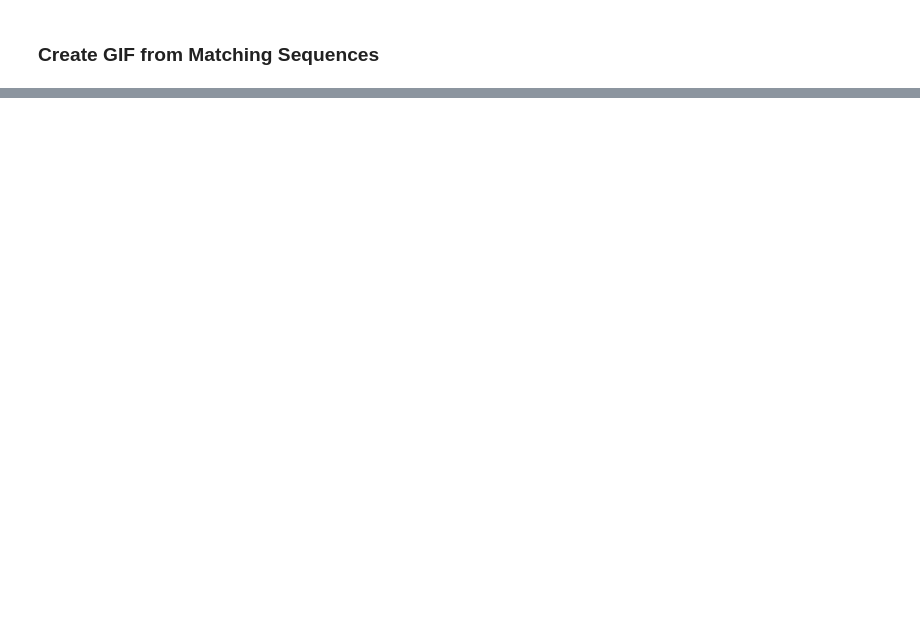
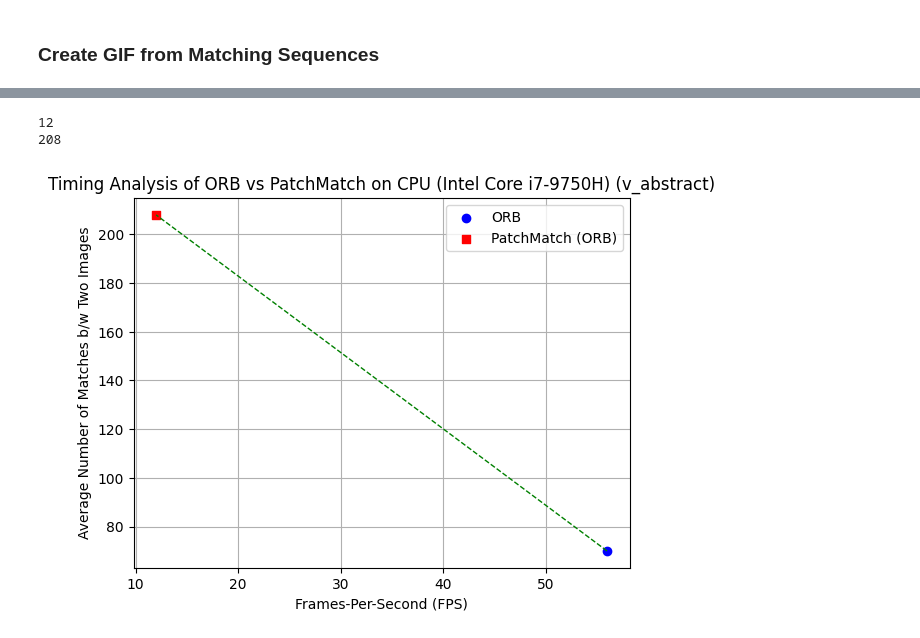
Before and after one commit to Rehan000/patchmatch-image-matching, a Jupyter notebook: notebooks/PatchMatch Evaluation on VO Dataset.ipynb, the cells around one changed output, grey strips where cells are left out. Saved outputs shown, nothing was run; the diff lists cells and outputs as text; code cells hidden in the pictures; blank space fills up the shorter version.

Commit message:
Add timing analysis on CPU

```diff
--- a/notebooks/PatchMatch Evaluation on VO Dataset.ipynb
+++ b/notebooks/PatchMatch Evaluation on VO Dataset.ipynb
@@ -25,16 +26,17 @@ image_files = [f for f in os.listdir(folder_path) if os.path.isfile(os.path.join
 image_files.sort()
 
 image_pairs = []
-for i in range(200): # len(image_files) - 1):
+for i in range(len(image_files) - 1):
     img1_path = os.path.join(folder_path, image_files[i])
     image_1 = cv2.imread(img1_path)
-    image_1_gray = cv2.cvtColor(image_1, cv2.COLOR_BGR2GRAY)
 
     img2_path = os.path.join(folder_path, image_files[i + 1])
     image_2 = cv2.imread(img2_path)
+
+    image_1_gray = cv2.cvtColor(image_1, cv2.COLOR_BGR2GRAY)
     image_2_gray = cv2.cvtColor(image_2, cv2.COLOR_BGR2GRAY)
 
-    orb = cv2.ORB_create(nfeatures=1000)
+    orb = cv2.ORB_create(nfeatures=500)
     keypoints1, descriptors1 = orb.detectAndCompute(image_1_gray, None)
     keypoints2, descriptors2 = orb.detectAndCompute(image_2_gray, None)
 
@@ -82,14 +84,14 @@ image_files = [f for f in os.listdir(folder_path) if os.path.isfile(os.path.join
 image_files.sort()
 
 image_pairs = []
-for i in range(200): # len(image_files) - 1):
+for i in range(len(image_files) - 1):
     img1_path = os.path.join(folder_path, image_files[i])
     image_1 = cv2.imread(img1_path)
 
     img2_path = os.path.join(folder_path, image_files[i + 1])
     image_2 = cv2.imread(img2_path)
 
-    pm = PatchMatch(match_feature='ORB', num_features=1000)
+    pm = PatchMatch(match_feature='ORB', num_features=500)
     points1, points2 = pm.match_two_images(image_1, image_2)
 
     fundamental_matrix, inliers = cv2.findFundamentalMat(points1, points2, method=cv2.FM_RANSAC, ransacReprojThreshold=1.0, confidence=0.99)
@@ -132,0 +197,55 @@ make_gif(os.path.abspath(os.path.join('..', f'media/sequence_50/matching/patchma
+# %%
+folder_path = os.path.abspath(os.path.join('..', 'data/hpatches-resized/v_abstract'))
+image_files = [f for f in os.listdir(folder_path) if os.path.isfile(os.path.join(folder_path, f)) and f.lower().endswith('.ppm')]
+image_files.sort()
+
+elapsed_time_patchmatch = 0
+num_matches_patchmatch = 0
+
+image_pairs = []
+for i in range(len(image_files) - 1):
+    img1_path = os.path.join(folder_path, image_files[i])
+    image_1 = cv2.imread(img1_path)
+
+    img2_path = os.path.join(folder_path, image_files[i + 1])
+    image_2 = cv2.imread(img2_path)
+
+    start_time = time.perf_counter()
+
+    pm = PatchMatch(match_feature='ORB', num_features=250)
+    points1, points2 = pm.match_two_images(image_1, image_2)
+
+    H, inliers = cv2.findHomography(points1, points2, cv2.RANSAC, 5.0)
+
+    inliers = inliers.ravel().astype(bool)
+    points1 = points1[inliers]
+    points2 = points2[inliers]
+
+    end_time = time.perf_counter()
+
+    elapsed_time_patchmatch += end_time - start_time
+    num_matches_patchmatch += len(points1)
+
+elapsed_time_patchmatch /= len(image_files) - 1
+patchmatch_fps = int(1 / elapsed_time_patchmatch)
+num_matches_patchmatch /= len(image_files) - 1
+num_matches_patchmatch = int(num_matches_patchmatch)
+
+print(patchmatch_fps)
+print(num_matches_patchmatch)
+# %% [output]
+12
+208
+# %%
+plt.scatter(orb_fps, num_matches_orb, color='blue', marker='o', label='ORB')
+plt.scatter(patchmatch_fps, num_matches_patchmatch, color='red', marker='s', label='PatchMatch (ORB)')
+plt.plot([orb_fps, patchmatch_fps], [num_matches_orb, num_matches_patchmatch], color='green', linestyle='dashed', linewidth=1)
+plt.title('Timing Analysis of ORB vs PatchMatch on CPU (Intel Core i7-9750H) (v_abstract)')
+plt.xlabel('Frames-Per-Second (FPS)')
+plt.ylabel('Average Number of Matches b/w Two Images')
+plt.grid()
+plt.legend()
+plt.savefig(os.path.abspath(os.path.join('..', f'media/timing_analysis.png')), bbox_inches='tight', pad_inches=0.1)
+plt.show()
+# %% [output]
+[figure, added]
```
Also changed, not shown: parts of 4 cells of this notebook, 2 other files.
